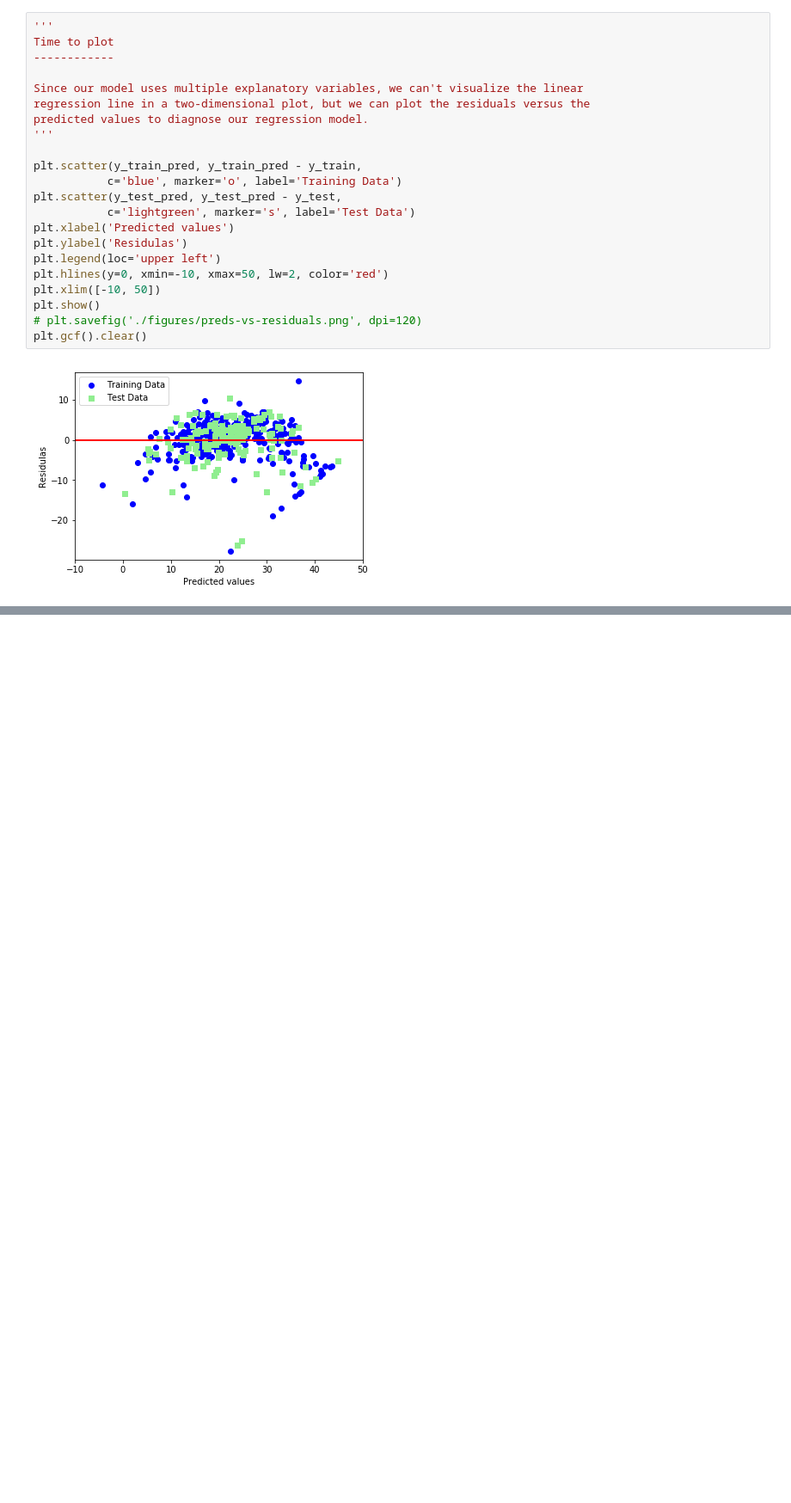
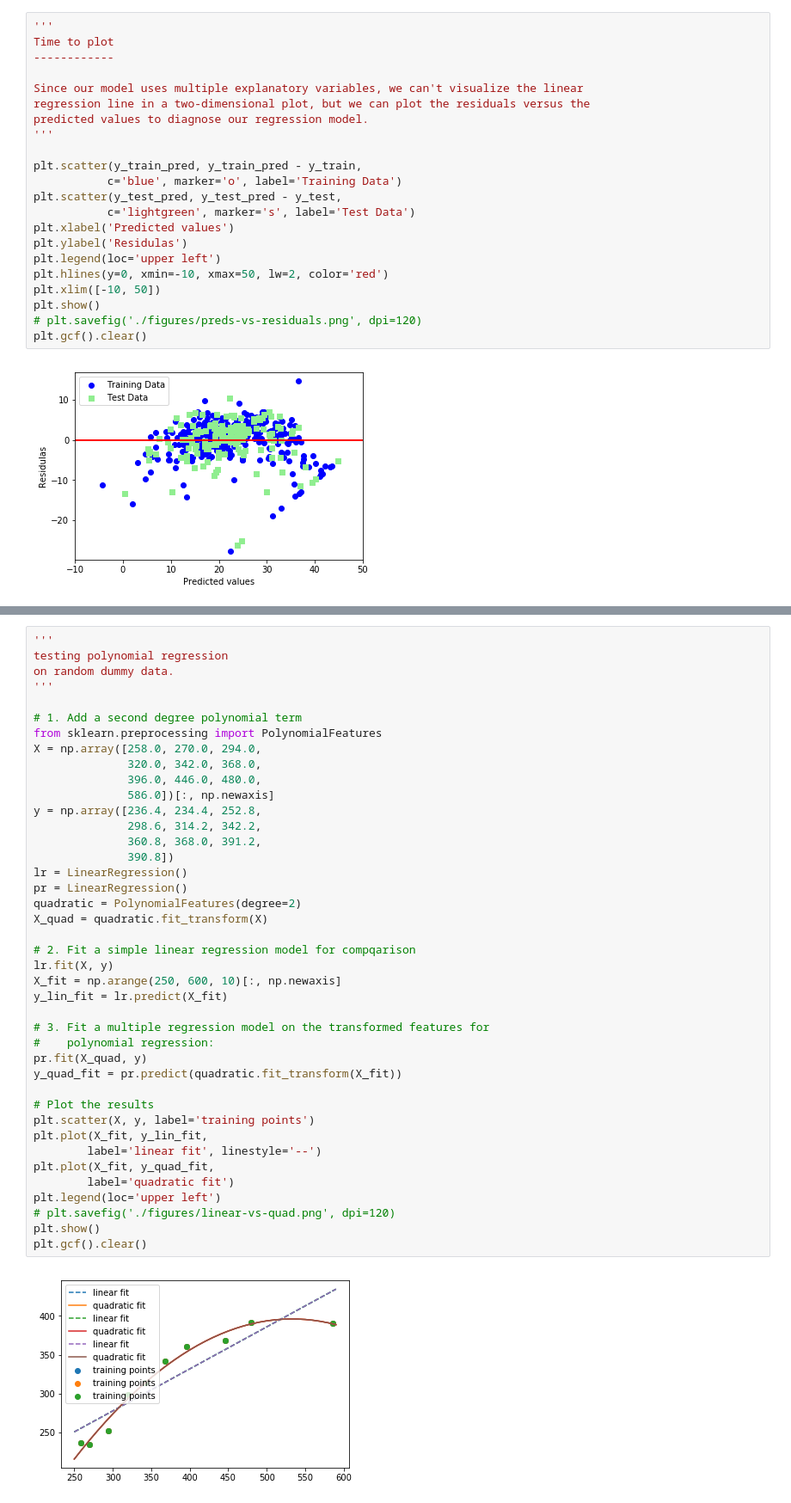
Before and after one commit to prakharchoudhary/Tale-O-Regression, a Jupyter notebook: regression-sklearn.ipynb, the cells around one changed output, grey strips where cells are left out. Shown: that part at 86% size. Drawn from its saved outputs; the diff is of its cells as text; blank space fills up the shorter version.

Commit message:
add polynomial regression

```diff
--- a/regression-sklearn.ipynb
+++ b/regression-sklearn.ipynb
@@ -137,0 +141,43 @@ plt.gcf().clear()
+# %%
+'''
+testing polynomial regression
+on random dummy data.
+'''
+
+# 1. Add a second degree polynomial term
+from sklearn.preprocessing import PolynomialFeatures
+X = np.array([258.0, 270.0, 294.0,
+              320.0, 342.0, 368.0,
+              396.0, 446.0, 480.0,
+              586.0])[:, np.newaxis]
+y = np.array([236.4, 234.4, 252.8,
+              298.6, 314.2, 342.2,
+              360.8, 368.0, 391.2,
+              390.8])
+lr = LinearRegression()
+pr = LinearRegression()
+quadratic = PolynomialFeatures(degree=2)
+X_quad = quadratic.fit_transform(X)
+
+# 2. Fit a simple linear regression model for compqarison
+lr.fit(X, y)
+X_fit = np.arange(250, 600, 10)[:, np.newaxis]
+y_lin_fit = lr.predict(X_fit)
+
+# 3. Fit a multiple regression model on the transformed features for
+#    polynomial regression:
+pr.fit(X_quad, y)
+y_quad_fit = pr.predict(quadratic.fit_transform(X_fit))
+
+# Plot the results
+plt.scatter(X, y, label='training points')
+plt.plot(X_fit, y_lin_fit,
+        label='linear fit', linestyle='--')
+plt.plot(X_fit, y_quad_fit,
+        label='quadratic fit')
+plt.legend(loc='upper left')
+# plt.savefig('./figures/linear-vs-quad.png', dpi=120)
+plt.show()
+plt.gcf().clear()
+# %% [output]
+[figure, added]
```
Also changed, not shown: parts of 2 cells of this notebook, 1 other file.
